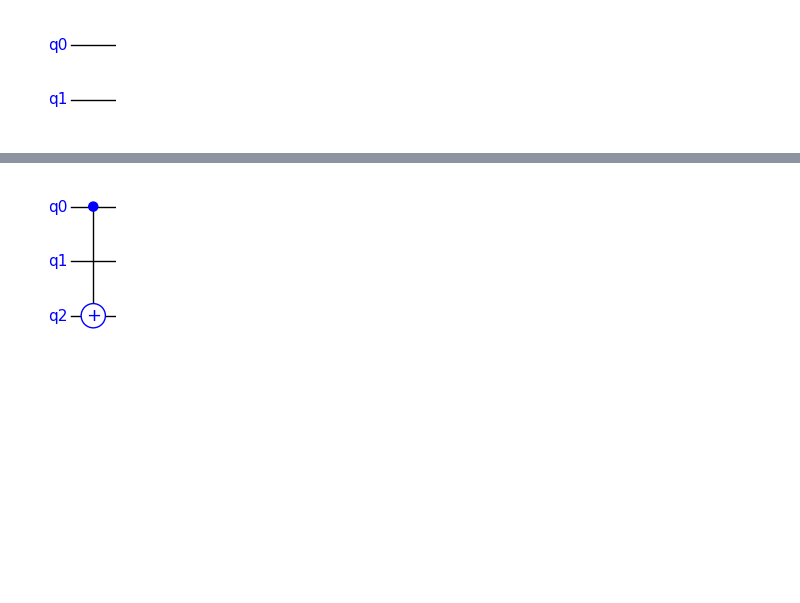
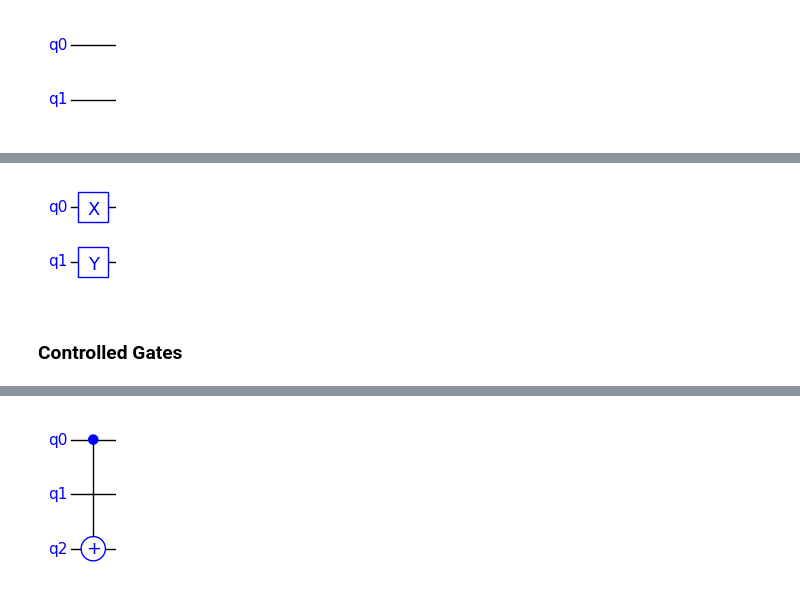
Before and after one commit to jbrumf/tinyqsim, a Jupyter notebook: examples/tutorial_3_guide_to_gates.ipynb, the cells around one changed output, grey strips where cells are left out. Saved outputs shown, nothing was run; the diff lists cells and outputs as text; code cells hidden in the pictures; blank space fills up the shorter version.

```diff
--- a/examples/tutorial_3_guide_to_gates.ipynb
+++ b/examples/tutorial_3_guide_to_gates.ipynb
@@ -41,0 +39,8 @@ qc.draw()
+# %%
+qc.x(0)
+qc.y(1)
+qc.draw()
+# %% [output]
+[figure, added]
+# %% [markdown]
+### Controlled Gates
```
Also changed, not shown: parts of 23 cells of this notebook, 15 other files.
